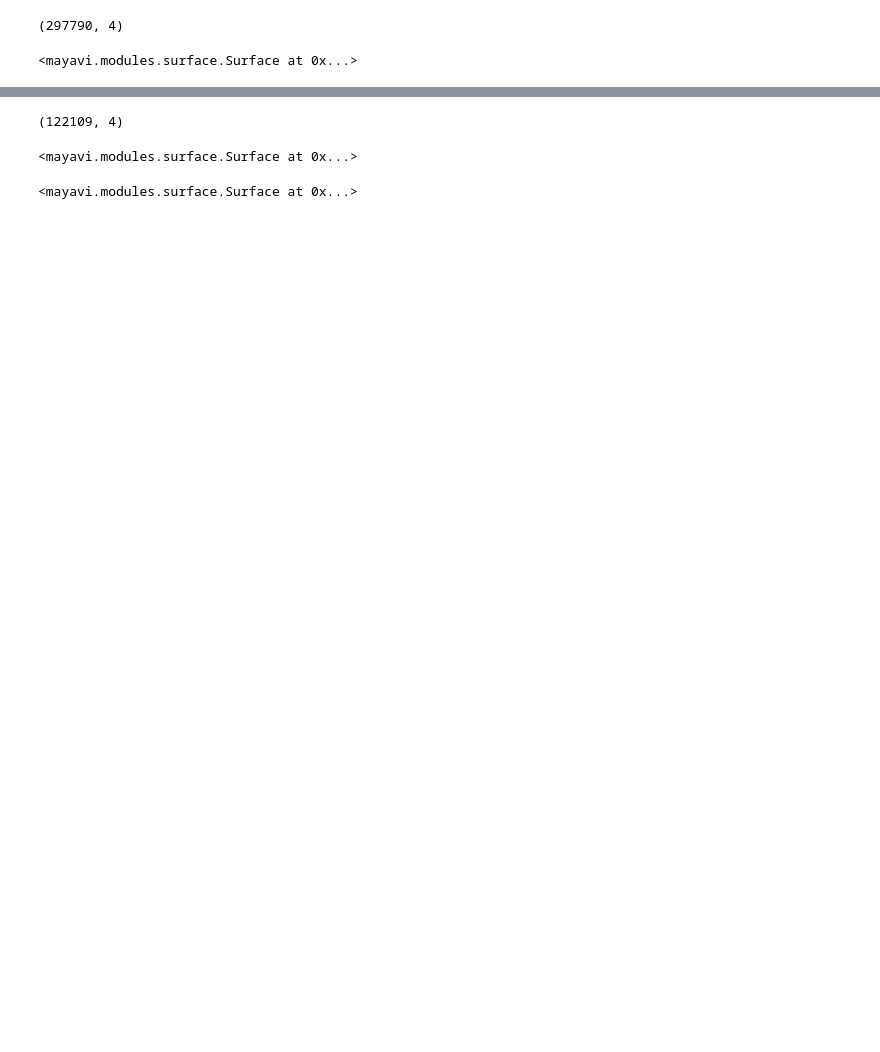
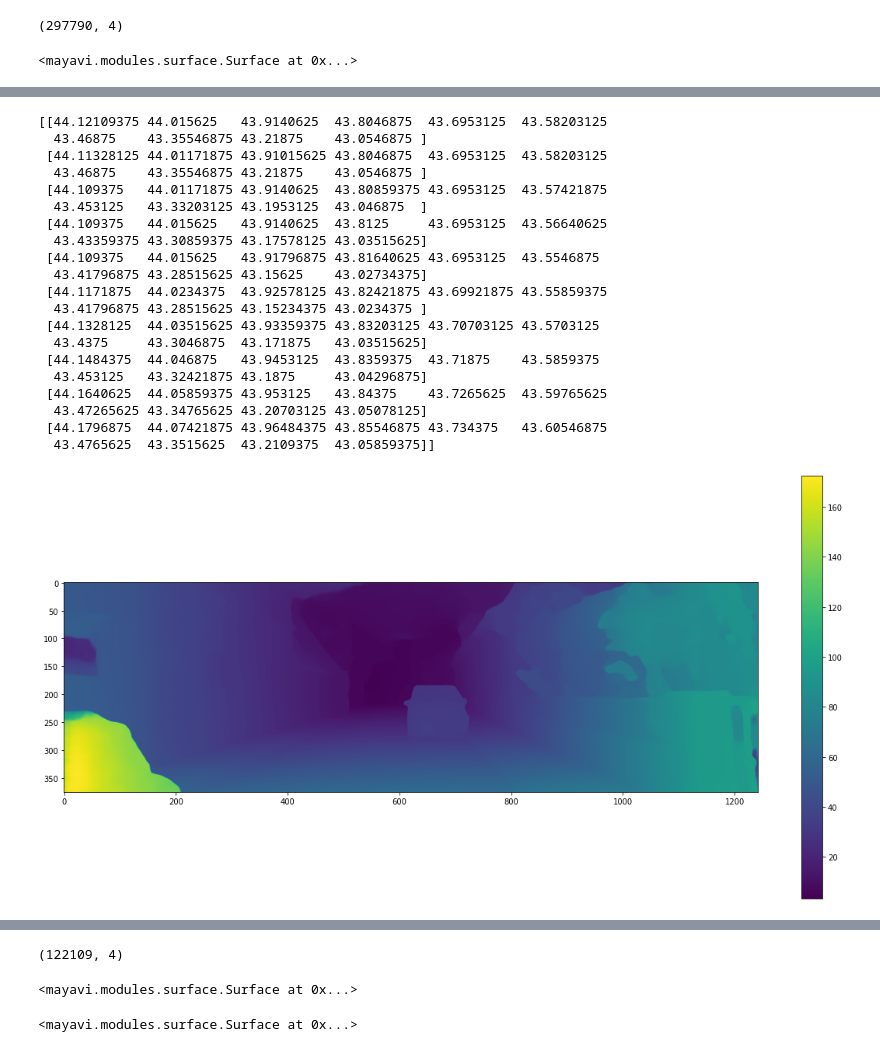
Before and after one commit to maxc303/pseudo_lidar, a Jupyter notebook: test_pipeline.ipynb, the cells around one changed output, grey strips where cells are left out. Cells and saved outputs as stored; diff of their text form; code cells hidden in the pictures; blank space fills up the shorter version.

```diff
--- a/test_pipeline.ipynb
+++ b/test_pipeline.ipynb
@@ -78,0 +126,40 @@ plt.show()
+# %%
+from matplotlib import pyplot as plt
+
+plt.figure(figsize = (20,10))
+# disp = plt.imread('./result/psmnet_disparity/000003.png')*256
+import imageio
+#disp = imageio.imread('./result/gwcnet12_disparity/000003.png')/256
+# disp = imageio.imread('/home/maxc303/Kitti/data_scene_flow/training/disp_occ_0/000003_10.png')/256
+disp = imageio.imread('/home/maxc303/aer1515/GwcNet/predictions/000003.png')/256
+#disp = imageio.imread('/home/maxc303/Kitti/object/training/disp_pl/000003.png')/256
+
+print(disp[200:210,150:160])
+plt.imshow(disp, cmap="viridis")
+plt.colorbar()
+plt.show()
+
+psmnet_disp = imageio.imread('./result/psmnet_disparity/000003.png')/256
+gwc_disp = disp
+# %% [output]
+[[44.12109375 44.015625   43.9140625  43.8046875  43.6953125  43.58203125
+  43.46875    43.35546875 43.21875    43.0546875 ]
+ [44.11328125 44.01171875 43.91015625 43.8046875  43.6953125  43.58203125
+  43.46875    43.35546875 43.21875    43.0546875 ]
+ [44.109375   44.01171875 43.9140625  43.80859375 43.6953125  43.57421875
+  43.453125   43.33203125 43.1953125  43.046875  ]
+ [44.109375   44.015625   43.9140625  43.8125     43.6953125  43.56640625
+  43.43359375 43.30859375 43.17578125 43.03515625]
+ [44.109375   44.015625   43.91796875 43.81640625 43.6953125  43.5546875
+  43.41796875 43.28515625 43.15625    43.02734375]
+ [44.1171875  44.0234375  43.92578125 43.82421875 43.69921875 43.55859375
+  43.41796875 43.28515625 43.15234375 43.0234375 ]
+ [44.1328125  44.03515625 43.93359375 43.83203125 43.70703125 43.5703125
+  43.4375     43.3046875  43.171875   43.03515625]
+ [44.1484375  44.046875   43.9453125  43.8359375  43.71875    43.5859375
+  43.453125   43.32421875 43.1875     43.04296875]
+ [44.1640625  44.05859375 43.953125   43.84375    43.7265625  43.59765625
+  43.47265625 43.34765625 43.20703125 43.05078125]
+ [44.1796875  44.07421875 43.96484375 43.85546875 43.734375   43.60546875
+  43.4765625  43.3515625  43.2109375  43.05859375]]
+[figure, added]
```
Also changed, not shown: parts of 8 cells of this notebook, 15 other files.
